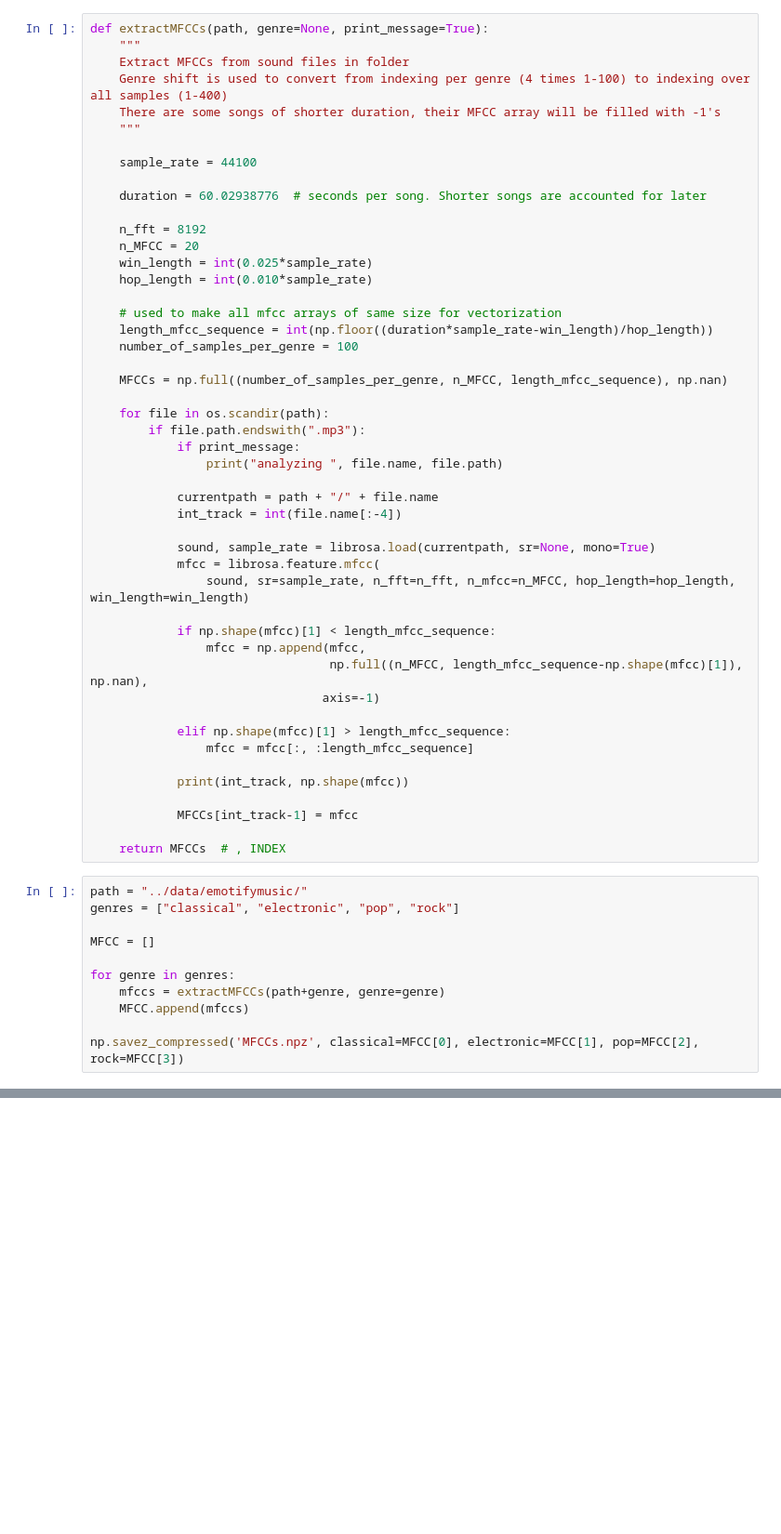
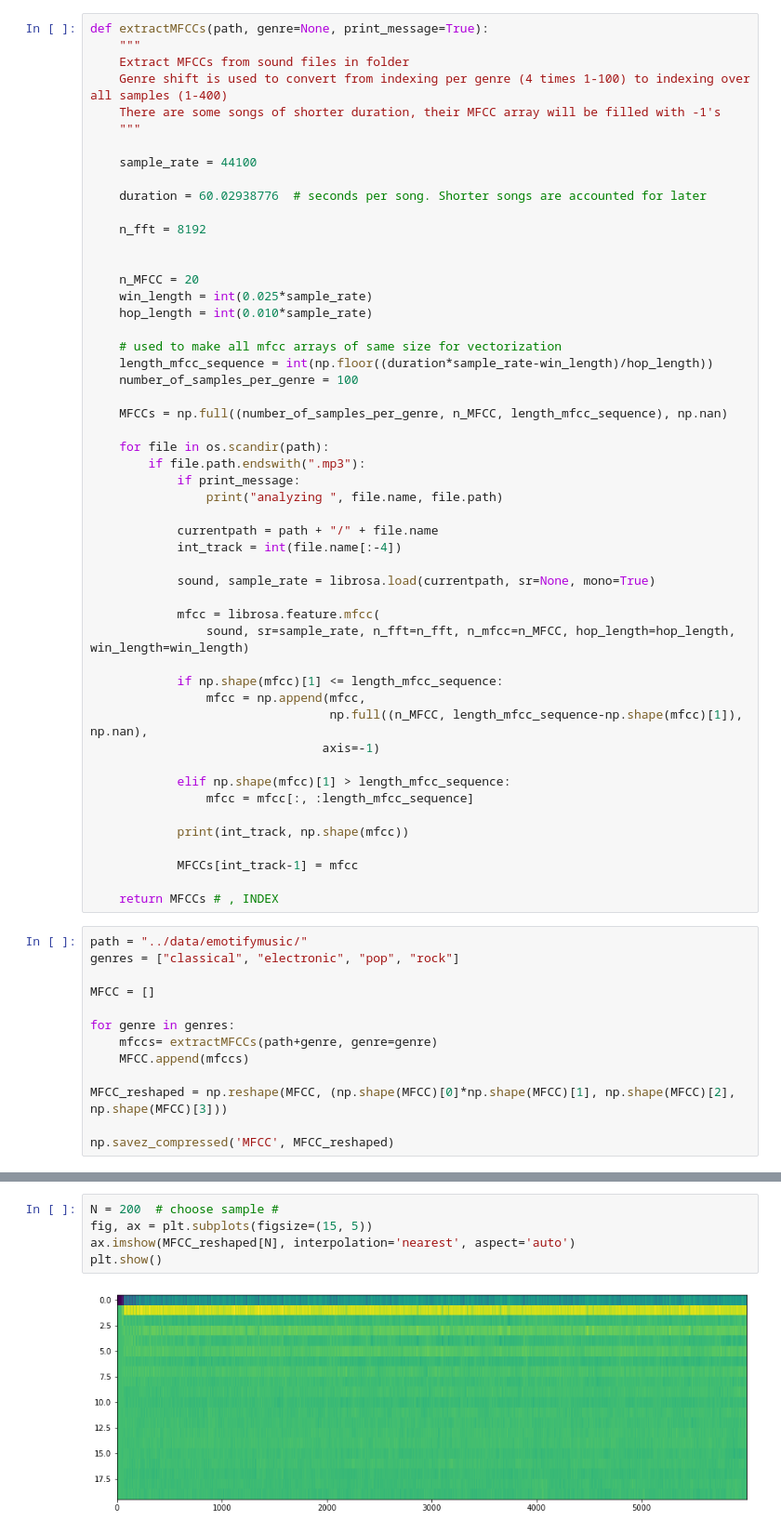
Before and after one commit to sergi-andreu/ProjectMusicInformatics, a Jupyter notebook: preprocessing/extract_MFCCs.ipynb, the cells around one changed output, grey strips where cells are left out. Shown at 93% size. Drawn from its saved outputs; the diff is of its cells as text; blank space fills up the shorter version.

```diff
--- a/preprocessing/extract_MFCCs.ipynb
+++ b/preprocessing/extract_MFCCs.ipynb
@@ -18,6 +19,8 @@ def extractMFCCs(path, genre=None, print_message=True):
     duration = 60.02938776  # seconds per song. Shorter songs are accounted for later
 
     n_fft = 8192
+
+
     n_MFCC = 20
     win_length = int(0.025*sample_rate)
     hop_length = int(0.010*sample_rate)
@@ -37,10 +40,11 @@ def extractMFCCs(path, genre=None, print_message=True):
             int_track = int(file.name[:-4])
 
             sound, sample_rate = librosa.load(currentpath, sr=None, mono=True)
+
             mfcc = librosa.feature.mfcc(
                 sound, sr=sample_rate, n_fft=n_fft, n_mfcc=n_MFCC, hop_length=hop_length, win_length=win_length)
 
-            if np.shape(mfcc)[1] < length_mfcc_sequence:
+            if np.shape(mfcc)[1] <= length_mfcc_sequence:
                 mfcc = np.append(mfcc,
                                  np.full((n_MFCC, length_mfcc_sequence-np.shape(mfcc)[1]), np.nan),
                                 axis=-1)
@@ -52,7 +56,7 @@ def extractMFCCs(path, genre=None, print_message=True):
 
             MFCCs[int_track-1] = mfcc
 
-    return MFCCs  # , INDEX
+    return MFCCs # , INDEX
 # %%
 path = "../data/emotifymusic/"
 genres = ["classical", "electronic", "pop", "rock"]
@@ -60,10 +64,12 @@ genres = ["classical", "electronic", "pop", "rock"]
 MFCC = []
 
 for genre in genres:
-    mfccs = extractMFCCs(path+genre, genre=genre)
+    mfccs= extractMFCCs(path+genre, genre=genre)
     MFCC.append(mfccs)
 
-np.savez_compressed('MFCCs.npz', classical=MFCC[0], electronic=MFCC[1], pop=MFCC[2], rock=MFCC[3])
+MFCC_reshaped = np.reshape(MFCC, (np.shape(MFCC)[0]*np.shape(MFCC)[1], np.shape(MFCC)[2], np.shape(MFCC)[3]))
+
+np.savez_compressed('MFCC', MFCC_reshaped)
 # %% [output]
 analyzing  1.mp3 ../data/emotifymusic/classical\1.mp3
 1 (20, 6000)
@@ -99,0 +101,7 @@ Load as:
+# %%
+N = 200  # choose sample #
+fig, ax = plt.subplots(figsize=(15, 5))
+ax.imshow(MFCC_reshaped[N], interpolation='nearest', aspect='auto')
+plt.show()
+# %% [output]
+[figure, added]
```
Also changed, not shown: parts of 5 cells of this notebook, 1 other file.
